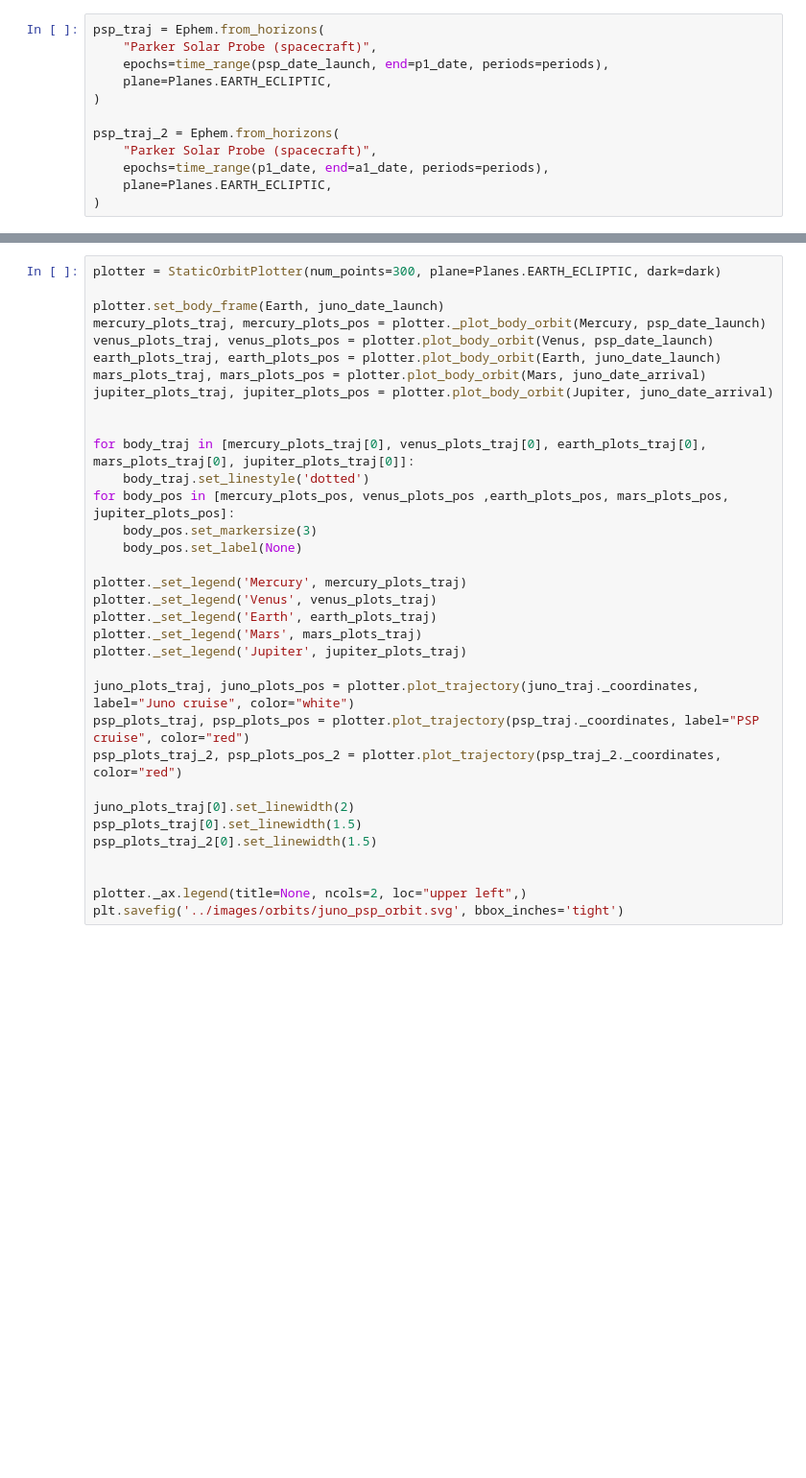
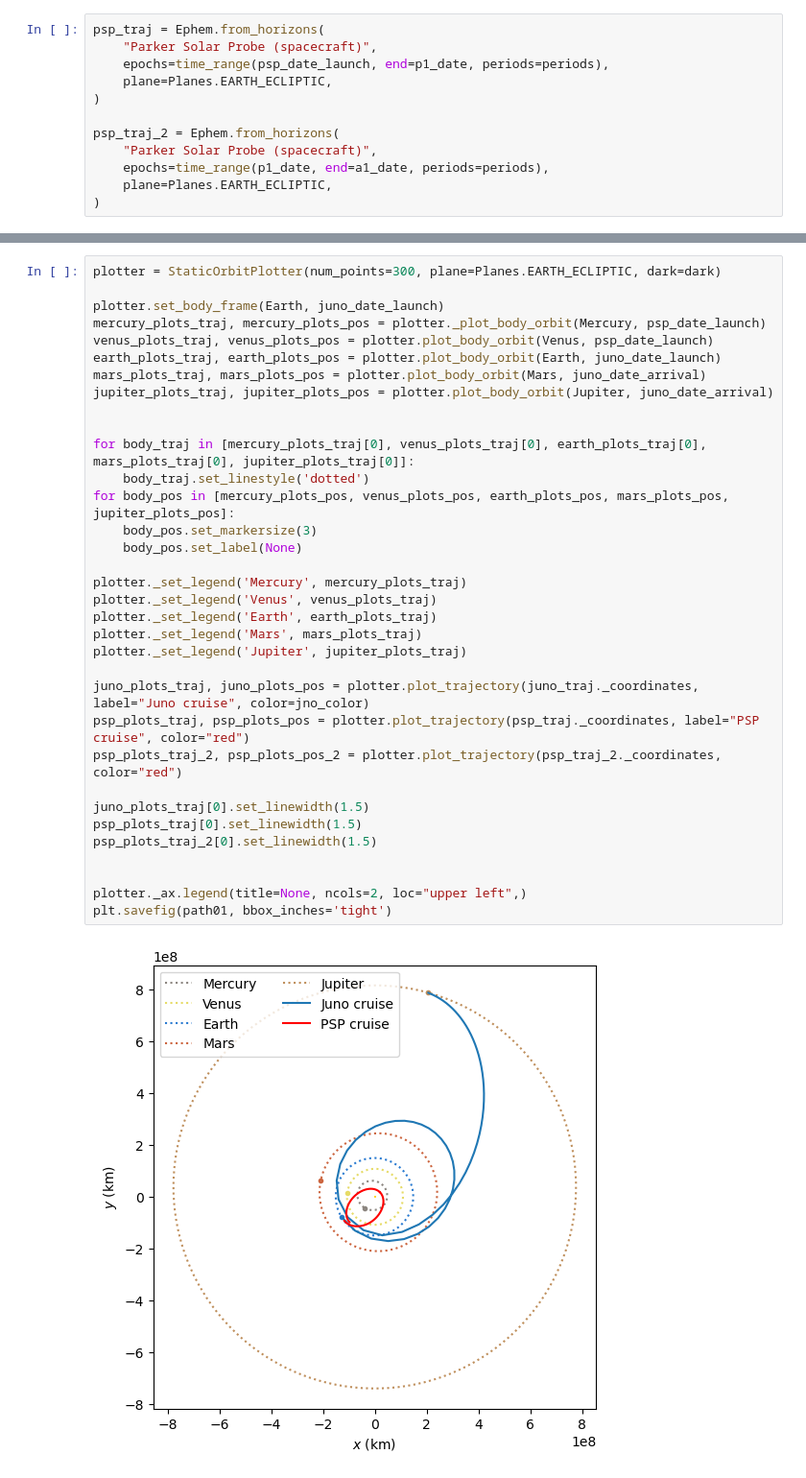
Before and after one commit to Beforerr/finesst_solar_wind_discontinuities, a Jupyter notebook: notebooks/00_orbits.ipynb, the cells around one changed output, grey strips where cells are left out. Shown at 96% size. Drawn from its saved outputs; the diff is of its cells as text; blank space fills up the shorter version.

```diff
--- a/notebooks/00_orbits.ipynb
+++ b/notebooks/00_orbits.ipynb
@@ -60,34 +101,36 @@ alpha = 0.77
 # %%
 plotter = StaticOrbitPlotter(num_points=300, plane=Planes.EARTH_ECLIPTIC, dark=dark)
 
 plotter.set_body_frame(Earth, juno_date_launch)
 mercury_plots_traj, mercury_plots_pos = plotter._plot_body_orbit(Mercury, psp_date_launch)
 venus_plots_traj, venus_plots_pos = plotter.plot_body_orbit(Venus, psp_date_launch)
 earth_plots_traj, earth_plots_pos = plotter.plot_body_orbit(Earth, juno_date_launch)
 mars_plots_traj, mars_plots_pos = plotter.plot_body_orbit(Mars, juno_date_arrival)
 jupiter_plots_traj, jupiter_plots_pos = plotter.plot_body_orbit(Jupiter, juno_date_arrival)
 
 
 for body_traj in [mercury_plots_traj[0], venus_plots_traj[0], earth_plots_traj[0], mars_plots_traj[0], jupiter_plots_traj[0]]:
     body_traj.set_linestyle('dotted')
-for body_pos in [mercury_plots_pos, venus_plots_pos ,earth_plots_pos, mars_plots_pos, jupiter_plots_pos]:
+for body_pos in [mercury_plots_pos, venus_plots_pos, earth_plots_pos, mars_plots_pos, jupiter_plots_pos]:
     body_pos.set_markersize(3)
     body_pos.set_label(None)
 
 plotter._set_legend('Mercury', mercury_plots_traj)
 plotter._set_legend('Venus', venus_plots_traj)
 plotter._set_legend('Earth', earth_plots_traj)
 plotter._set_legend('Mars', mars_plots_traj)
 plotter._set_legend('Jupiter', jupiter_plots_traj)
 
-juno_plots_traj, juno_plots_pos = plotter.plot_trajectory(juno_traj._coordinates, label="Juno cruise", color="white")
+juno_plots_traj, juno_plots_pos = plotter.plot_trajectory(juno_traj._coordinates, label="Juno cruise", color=jno_color)
 psp_plots_traj, psp_plots_pos = plotter.plot_trajectory(psp_traj._coordinates, label="PSP cruise", color="red")
 psp_plots_traj_2, psp_plots_pos_2 = plotter.plot_trajectory(psp_traj_2._coordinates, color="red")
 
-juno_plots_traj[0].set_linewidth(2)
+juno_plots_traj[0].set_linewidth(1.5)
 psp_plots_traj[0].set_linewidth(1.5)
 psp_plots_traj_2[0].set_linewidth(1.5)
 
 
 plotter._ax.legend(title=None, ncols=2, loc="upper left",)
-plt.savefig('../images/orbits/juno_psp_orbit.svg', bbox_inches='tight')
+plt.savefig(path01, bbox_inches='tight')
+# %% [output]
+[figure, added]
```
Also changed, not shown: parts of 9 cells of this notebook, 8 other files.
